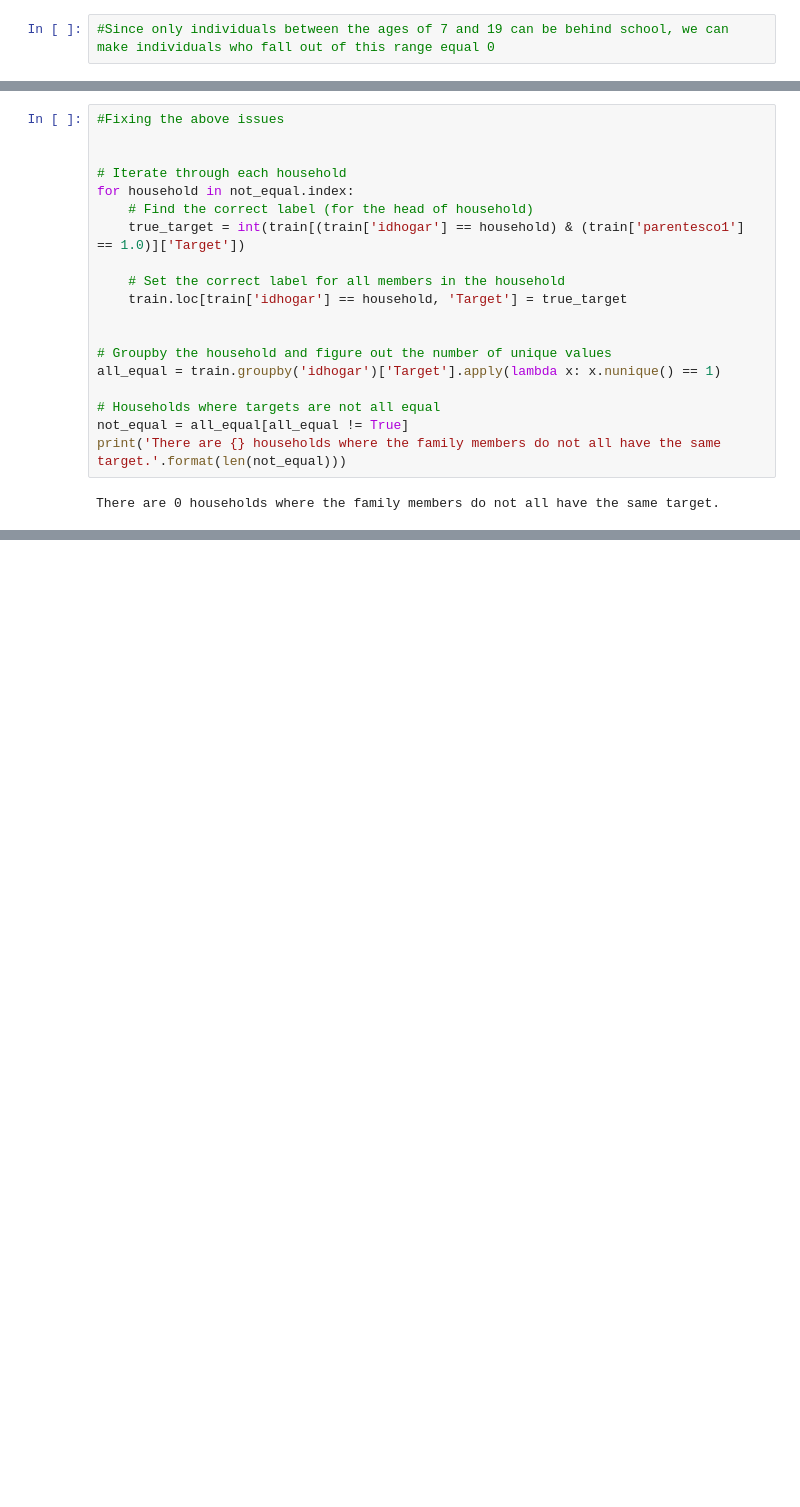
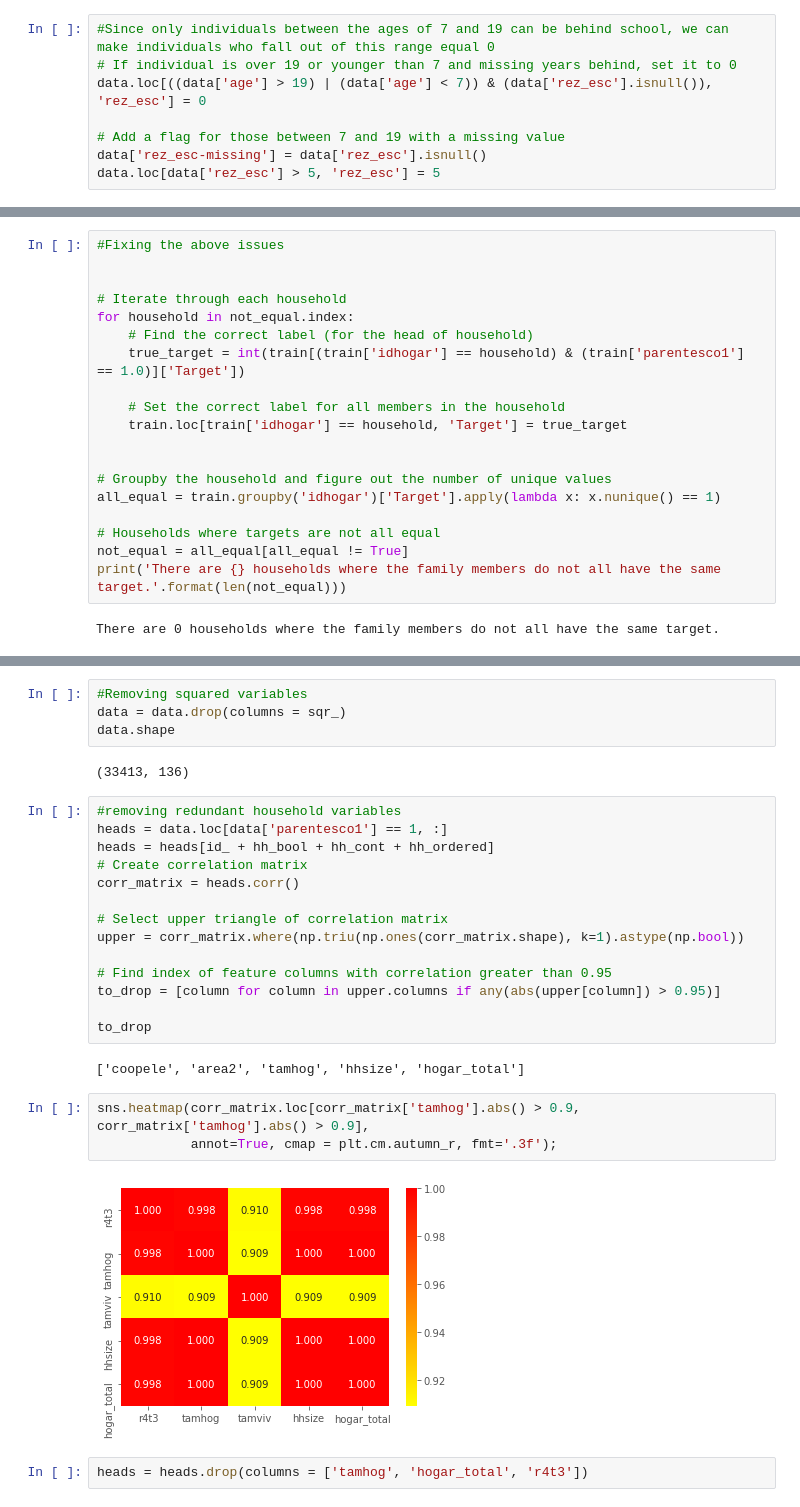
Before and after one commit to vmmadathil/Costa-Rican-Poverty, a Jupyter notebook: Data Exploration and Preparation.ipynb, the cells around one changed output, grey strips where cells are left out. Saved outputs shown, nothing was run; the diff lists cells and outputs as text; blank space fills up the shorter version.

```diff
--- a/Data Exploration and Preparation.ipynb
+++ b/Data Exploration and Preparation.ipynb
@@ -267,6 +267,12 @@ max         97.000000
 Name: age, dtype: float64
 # %%
 #Since only individuals between the ages of 7 and 19 can be behind school, we can make individuals who fall out of this range equal 0
+# If individual is over 19 or younger than 7 and missing years behind, set it to 0
+data.loc[((data['age'] > 19) | (data['age'] < 7)) & (data['rez_esc'].isnull()), 'rez_esc'] = 0
+
+# Add a flag for those between 7 and 19 with a missing value
+data['rez_esc-missing'] = data['rez_esc'].isnull()
+data.loc[data['rez_esc'] > 5, 'rez_esc'] = 5
 # %%
 # Groupby the household and figure out the number of unique values
 all_equal = train.groupby('idhogar')['Target'].apply(lambda x: x.nunique() == 1)
@@ -308,0 +350,29 @@ There are 0 households where the family members do not all have the same target.
+# %%
+#Removing squared variables
+data = data.drop(columns = sqr_)
+data.shape
+# %% [output]
+(33413, 136)
+# %%
+#removing redundant household variables
+heads = data.loc[data['parentesco1'] == 1, :]
+heads = heads[id_ + hh_bool + hh_cont + hh_ordered]
+# Create correlation matrix
+corr_matrix = heads.corr()
+
+# Select upper triangle of correlation matrix
+upper = corr_matrix.where(np.triu(np.ones(corr_matrix.shape), k=1).astype(np.bool))
+
+# Find index of feature columns with correlation greater than 0.95
+to_drop = [column for column in upper.columns if any(abs(upper[column]) > 0.95)]
+
+to_drop
+# %% [output]
+['coopele', 'area2', 'tamhog', 'hhsize', 'hogar_total']
+# %%
+sns.heatmap(corr_matrix.loc[corr_matrix['tamhog'].abs() > 0.9, corr_matrix['tamhog'].abs() > 0.9],
+            annot=True, cmap = plt.cm.autumn_r, fmt='.3f');
+# %% [output]
+[figure, added]
+# %%
+heads = heads.drop(columns = ['tamhog', 'hogar_total', 'r4t3'])
```
Also changed, not shown: parts of 4 cells of this notebook.
